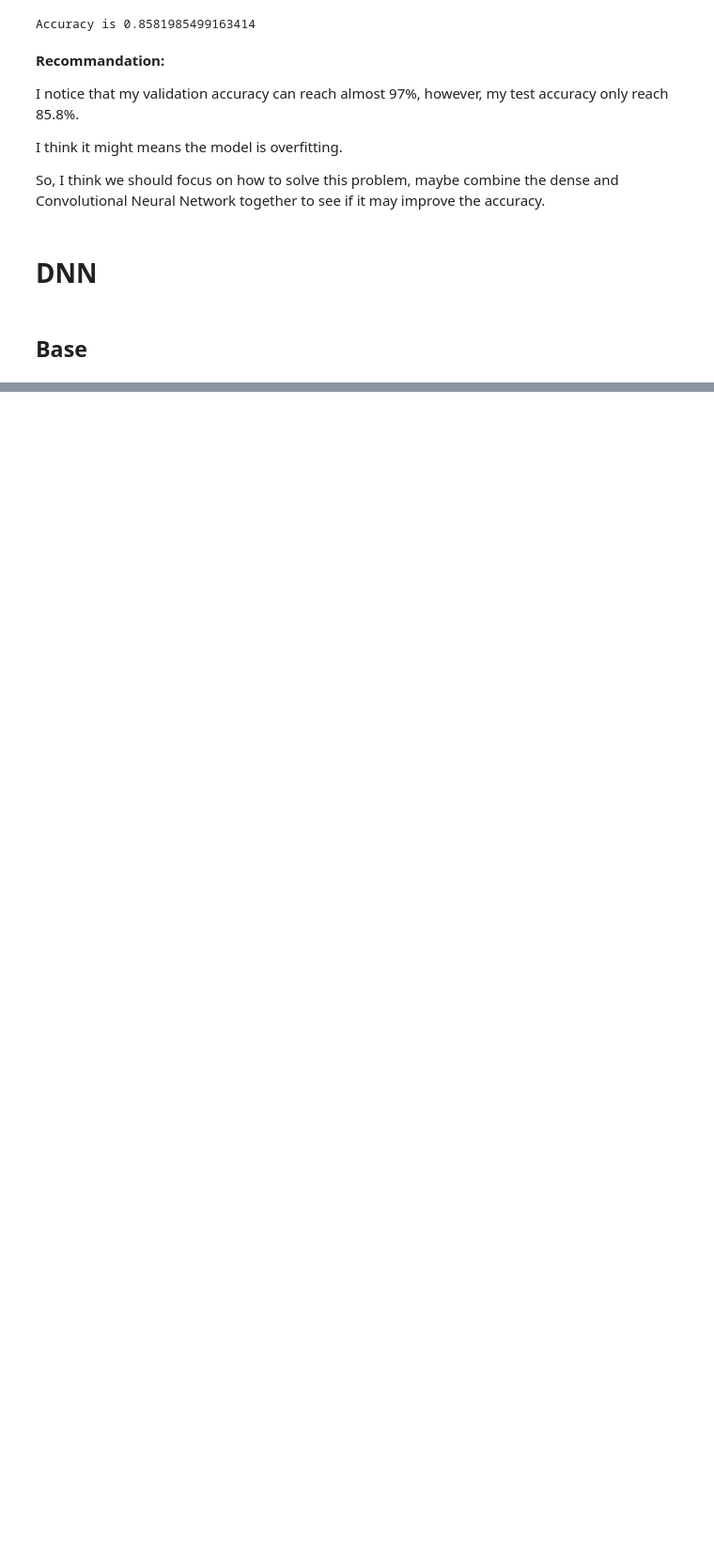
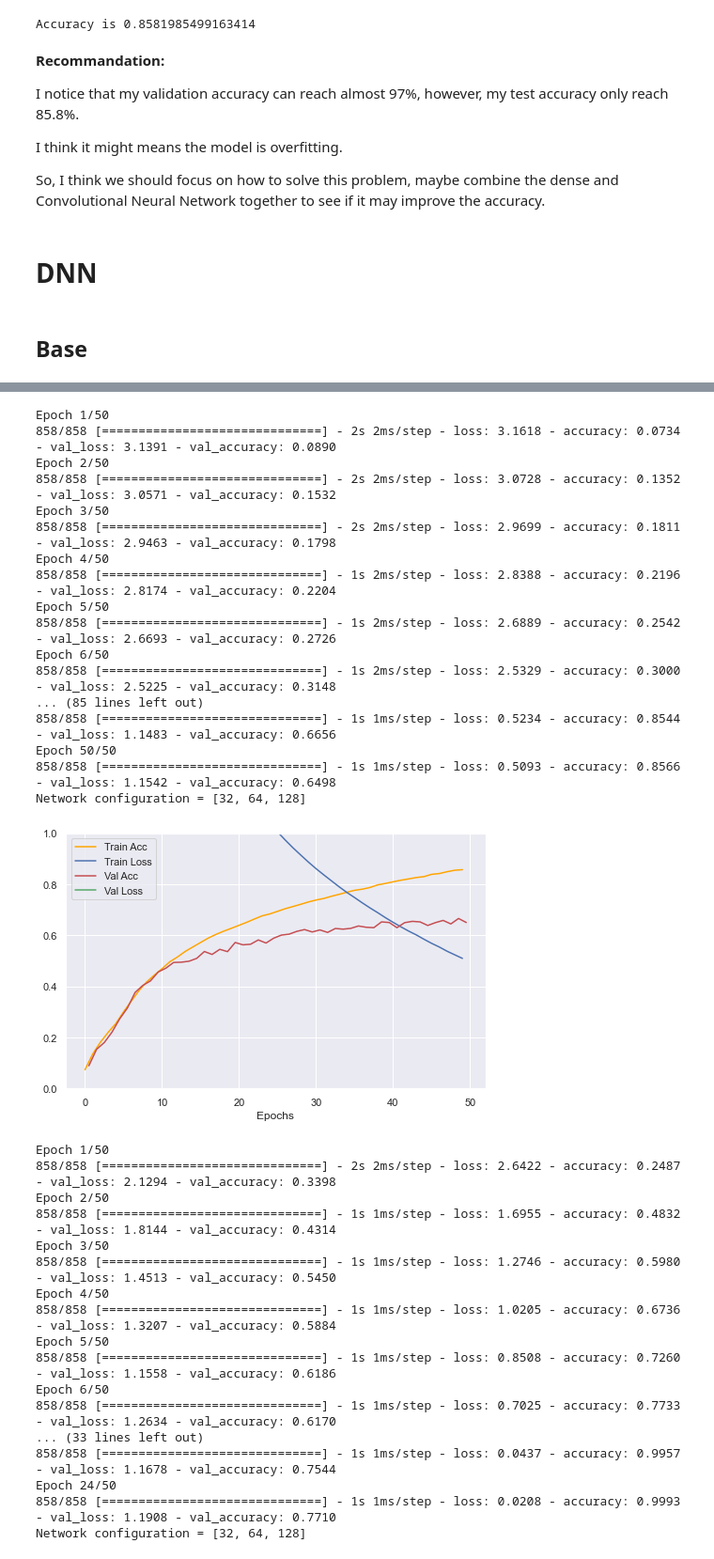
Before and after one commit to XiaoLinZzz/Machine-learning, a Jupyter notebook: A3/Assignment3_UMLT_2022_instructions.ipynb, the cells around one changed output, grey strips where cells are left out. Shown at 94% size. Drawn from its saved outputs; the diff is of its cells as text; code cells hidden in the pictures; blank space fills up the shorter version.

```diff
--- a/A3/Assignment3_UMLT_2022_instructions.ipynb
+++ b/A3/Assignment3_UMLT_2022_instructions.ipynb
@@ -982,0 +1009,45 @@ NameError: name 'plot_history' is not defined
+# %%
+# Learning rate
+res=[]
+for lr in [0.1, 1, 10, 100]:
+    valacc, history, discard = do_dnn(hiddensizes, actfn, optimizer, lr*learningrate, n_train, n_valid, n_epochs, batch_size)
+    print(f'Network configuration = {hiddensizes}')
+    plot_history(history)
+    res += [[lr*learningrate,valacc]]
+print(res)
+# %% [output]
+Epoch 1/50
+858/858 [==============================] - 2s 2ms/step - loss: 3.1618 - accuracy: 0.0734 - val_loss: 3.1391 - val_accuracy: 0.0890
+Epoch 2/50
+858/858 [==============================] - 2s 2ms/step - loss: 3.0728 - accuracy: 0.1352 - val_loss: 3.0571 - val_accuracy: 0.1532
+Epoch 3/50
+858/858 [==============================] - 2s 2ms/step - loss: 2.9699 - accuracy: 0.1811 - val_loss: 2.9463 - val_accuracy: 0.1798
+Epoch 4/50
+858/858 [==============================] - 1s 2ms/step - loss: 2.8388 - accuracy: 0.2196 - val_loss: 2.8174 - val_accuracy: 0.2204
+Epoch 5/50
+858/858 [==============================] - 1s 2ms/step - loss: 2.6889 - accuracy: 0.2542 - val_loss: 2.6693 - val_accuracy: 0.2726
+Epoch 6/50
+858/858 [==============================] - 1s 2ms/step - loss: 2.5329 - accuracy: 0.3000 - val_loss: 2.5225 - val_accuracy: 0.3148
+... (85 lines left out)
+858/858 [==============================] - 1s 1ms/step - loss: 0.5234 - accuracy: 0.8544 - val_loss: 1.1483 - val_accuracy: 0.6656
+Epoch 50/50
+858/858 [==============================] - 1s 1ms/step - loss: 0.5093 - accuracy: 0.8566 - val_loss: 1.1542 - val_accuracy: 0.6498
+Network configuration = [32, 64, 128]
+[figure, added]
+Epoch 1/50
+858/858 [==============================] - 2s 2ms/step - loss: 2.6422 - accuracy: 0.2487 - val_loss: 2.1294 - val_accuracy: 0.3398
+Epoch 2/50
+858/858 [==============================] - 1s 1ms/step - loss: 1.6955 - accuracy: 0.4832 - val_loss: 1.8144 - val_accuracy: 0.4314
+Epoch 3/50
+858/858 [==============================] - 1s 1ms/step - loss: 1.2746 - accuracy: 0.5980 - val_loss: 1.4513 - val_accuracy: 0.5450
+Epoch 4/50
+858/858 [==============================] - 1s 1ms/step - loss: 1.0205 - accuracy: 0.6736 - val_loss: 1.3207 - val_accuracy: 0.5884
+Epoch 5/50
+858/858 [==============================] - 1s 1ms/step - loss: 0.8508 - accuracy: 0.7260 - val_loss: 1.1558 - val_accuracy: 0.6186
+Epoch 6/50
+858/858 [==============================] - 1s 1ms/step - loss: 0.7025 - accuracy: 0.7733 - val_loss: 1.2634 - val_accuracy: 0.6170
+... (33 lines left out)
+858/858 [==============================] - 1s 1ms/step - loss: 0.0437 - accuracy: 0.9957 - val_loss: 1.1678 - val_accuracy: 0.7544
+Epoch 24/50
+858/858 [==============================] - 1s 1ms/step - loss: 0.0208 - accuracy: 0.9993 - val_loss: 1.1908 - val_accuracy: 0.7710
+Network configuration = [32, 64, 128]
```
Also changed, not shown: parts of 57 cells of this notebook, 1 other file.
